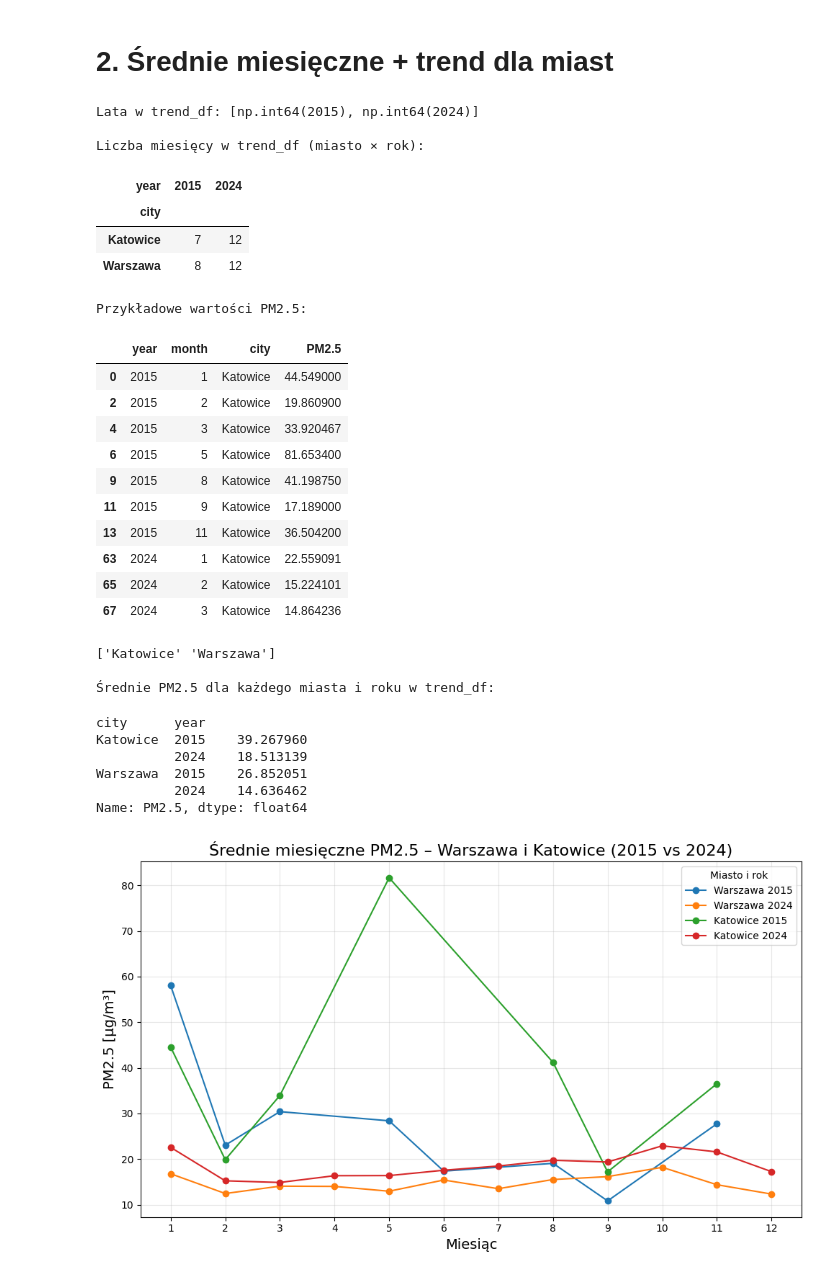
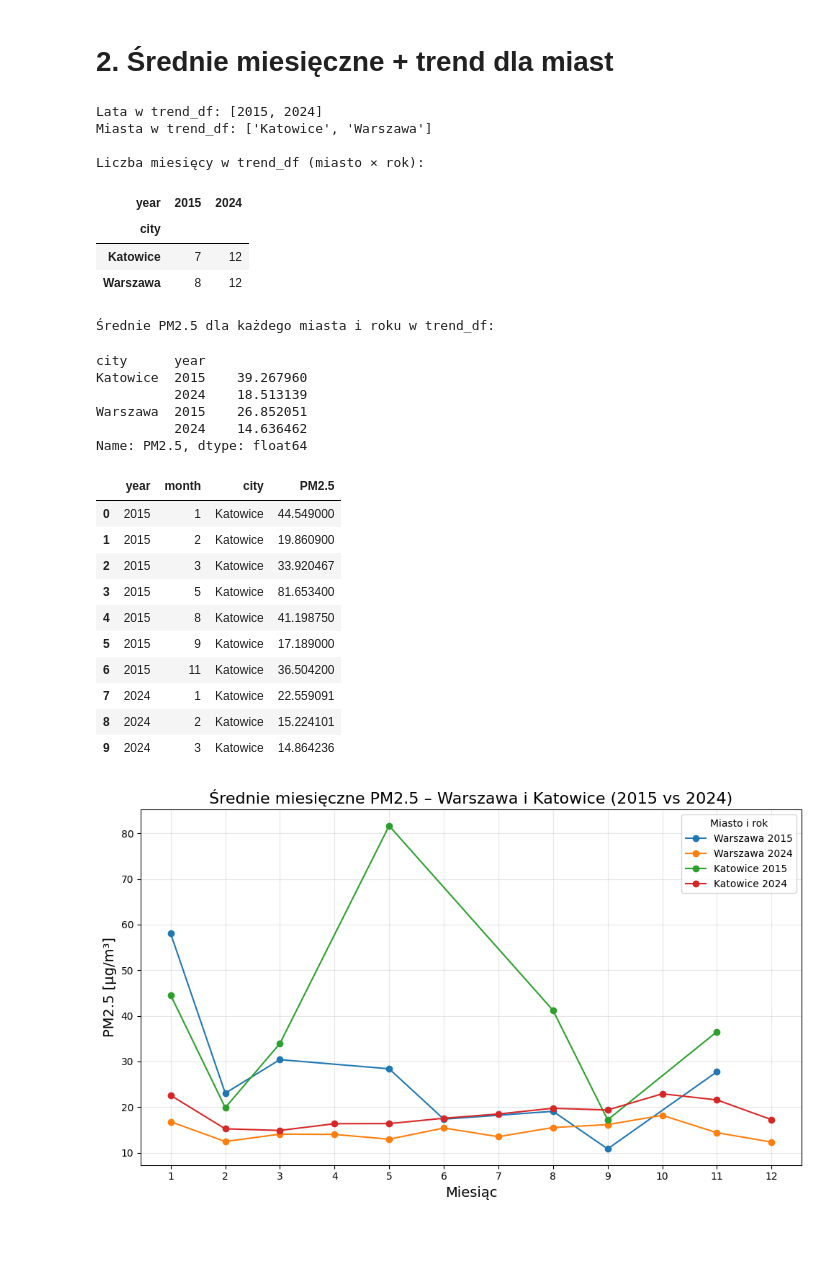
Before and after one commit to joannahuba/projekt3, a Jupyter notebook: src/projekt1.ipynb, the cells around one changed output. Drawn from its saved outputs; the diff is of its cells as text; code cells hidden in the pictures; blank space fills up the shorter version.

Commit message:
Dodanie modułu do przygotowania trendów miesięcznych PM2.5

```diff
--- a/src/projekt1.ipynb
+++ b/src/projekt1.ipynb
@@ -24,52 +24,55 @@ monthly_PM25 = pd.read_csv(DATA_DIR / "monthly_PM25.csv")
 # %% [markdown]
 # 2. Średnie miesięczne + trend dla miast
 # %%
-# filtrowanie danych
-trend_df = df_ex2[df_ex2["year"].isin([2015, 2024])].copy()
-trend_df.sort_values(["city", "year", "month"], inplace=True)
+from pathlib import Path
+import pandas as pd
+import sys
 
-# sanity checks:
-print("Lata w trend_df:", sorted(trend_df["year"].unique()))
+from z03_monthly_trends import make_trend_df, trend_sanity_summary
+
+DATA_DIR = Path("../data/processed")
+df_ex2 = pd.read_csv(DATA_DIR / "df_ex2.csv")
+
+trend_df = make_trend_df(df_ex2, years=(2015, 2024))
+
+summary = trend_sanity_summary(trend_df)
+print("Lata w trend_df:", summary["years_present"])
+print("Miasta w trend_df:", summary["cities_present"])
+
 print("\nLiczba miesięcy w trend_df (miasto × rok):")
-display(
-    trend_df.groupby(["city", "year"])["month"].nunique().unstack()
-)
-print("\nPrzykładowe wartości PM2.5:")
+display(summary["months_per_city_year"])
+
+print("\nŚrednie PM2.5 dla każdego miasta i roku w trend_df:")
+display(summary["mean_pm25_city_year"])
+
 display(trend_df.head(10))
-print(trend_df["city"].unique())
-print("\nŚrednie PM2.5 dla każdego miasta i roku w trend_df:")
-display(
-    trend_df.groupby(["city", "year"])["PM2.5"].mean()
-)
 # %% [output]
-Lata w trend_df: [np.int64(2015), np.int64(2024)]
+Lata w trend_df: [2015, 2024]
+Miasta w trend_df: ['Katowice', 'Warszawa']
 
 Liczba miesięcy w trend_df (miasto × rok):
 | year | 2015 | 2024 |
 | city |  |  |
 | Katowice | 7 | 12 |
 | Warszawa | 8 | 12 |
-Przykładowe wartości PM2.5:
+Średnie PM2.5 dla każdego miasta i roku w trend_df:
+city      year
+Katowice  2015    39.267960
+          2024    18.513139
+Warszawa  2015    26.852051
+          2024    14.636462
+Name: PM2.5, dtype: float64
 |  | year | month | city | PM2.5 |
 | 0 | 2015 | 1 | Katowice | 44.549000 |
-| 2 | 2015 | 2 | Katowice | 19.860900 |
-| 4 | 2015 | 3 | Katowice | 33.920467 |
-| 6 | 2015 | 5 | Katowice | 81.653400 |
-| 9 | 2015 | 8 | Katowice | 41.198750 |
-| 11 | 2015 | 9 | Katowice | 17.189000 |
-| 13 | 2015 | 11 | Katowice | 36.504200 |
-| 63 | 2024 | 1 | Katowice | 22.559091 |
-| 65 | 2024 | 2 | Katowice | 15.224101 |
-| 67 | 2024 | 3 | Katowice | 14.864236 |
+| 1 | 2015 | 2 | Katowice | 19.860900 |
+| 2 | 2015 | 3 | Katowice | 33.920467 |
+| 3 | 2015 | 5 | Katowice | 81.653400 |
+| 4 | 2015 | 8 | Katowice | 41.198750 |
+| 5 | 2015 | 9 | Katowice | 17.189000 |
+| 6 | 2015 | 11 | Katowice | 36.504200 |
+| 7 | 2024 | 1 | Katowice | 22.559091 |
+| 8 | 2024 | 2 | Katowice | 15.224101 |
+| 9 | 2024 | 3 | Katowice | 14.864236 |
-['Katowice' 'Warszawa']
-
-Średnie PM2.5 dla każdego miasta i roku w trend_df:
-city      year
-Katowice  2015    39.267960
-          2024    18.513139
-Warszawa  2015    26.852051
-          2024    14.636462
-Name: PM2.5, dtype: float64
 # %%
 # wykres
 import matplotlib.pyplot as plt
```
Also changed, not shown: 1 other file.
